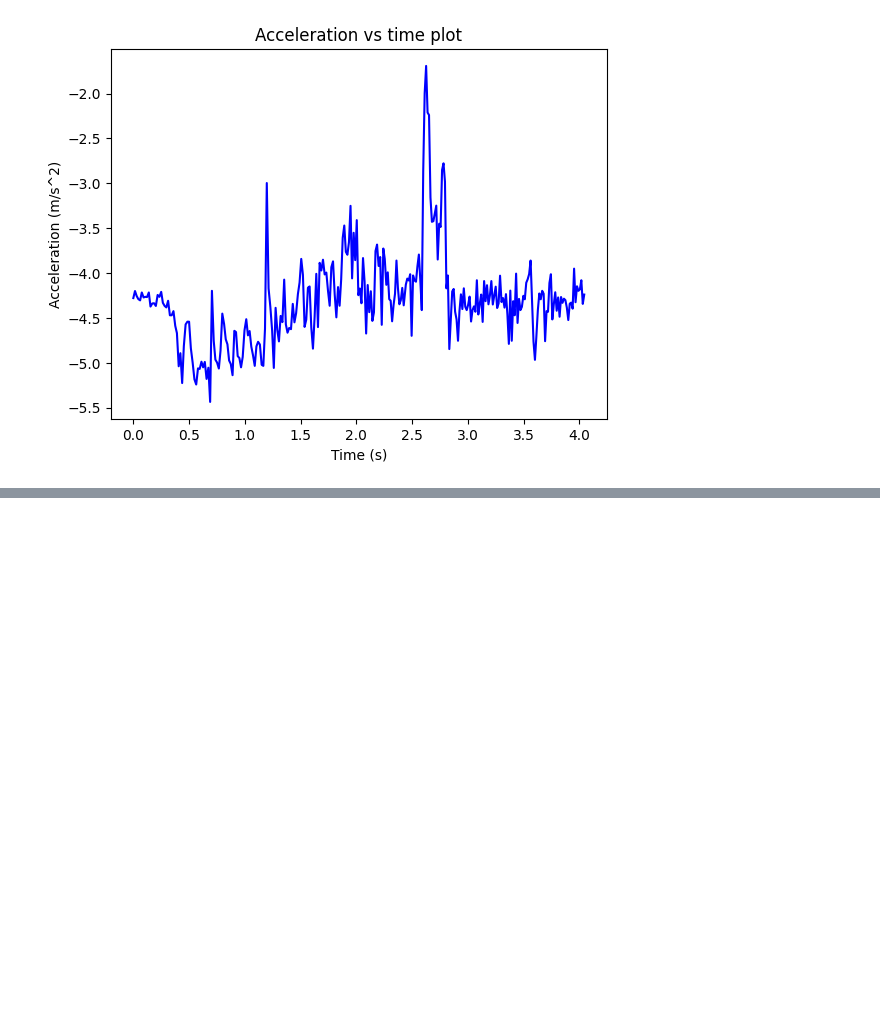
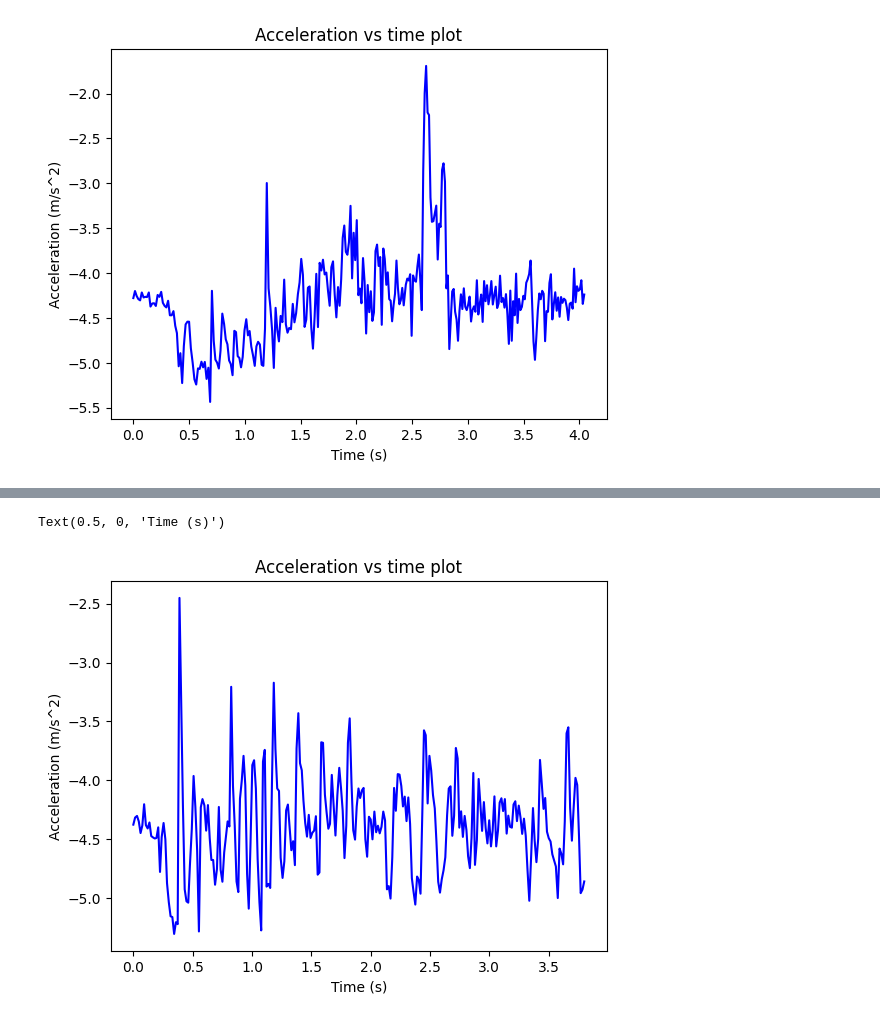
Before and after one commit to leo-c1/4al-final, a Jupyter notebook: DATAANAL.ipynb, the cells around one changed output, grey strips where cells are left out. Cells and saved outputs as stored; diff of their text form; code cells hidden in the pictures; blank space fills up the shorter version.

```diff
--- a/DATAANAL.ipynb
+++ b/DATAANAL.ipynb
@@ -82,0 +142,20 @@ Text(0.5, 0, 'Time (s)')
+# %%
+
+time5 = read_in_array5[:,0]
+
+elapsed_time5 = (time5-time5[0]) / 1000.
+
+
+acc_data_unrefined5 = read_in_array5[:,2]
+acc_data5 = output_to_accel_x(acc_data_unrefined5) - 9.81
+
+
+#plt.scatter(elapsed_time_window,acc_data_window,color="blue")
+plt.plot(elapsed_time5,acc_data5,color="blue")
+
+plt.title('Acceleration vs time plot')
+plt.ylabel('Acceleration (m/s^2)')
+plt.xlabel('Time (s)')
+# %% [output]
+Text(0.5, 0, 'Time (s)')
+[figure, added]
```
Also changed, not shown: parts of 6 cells of this notebook.
